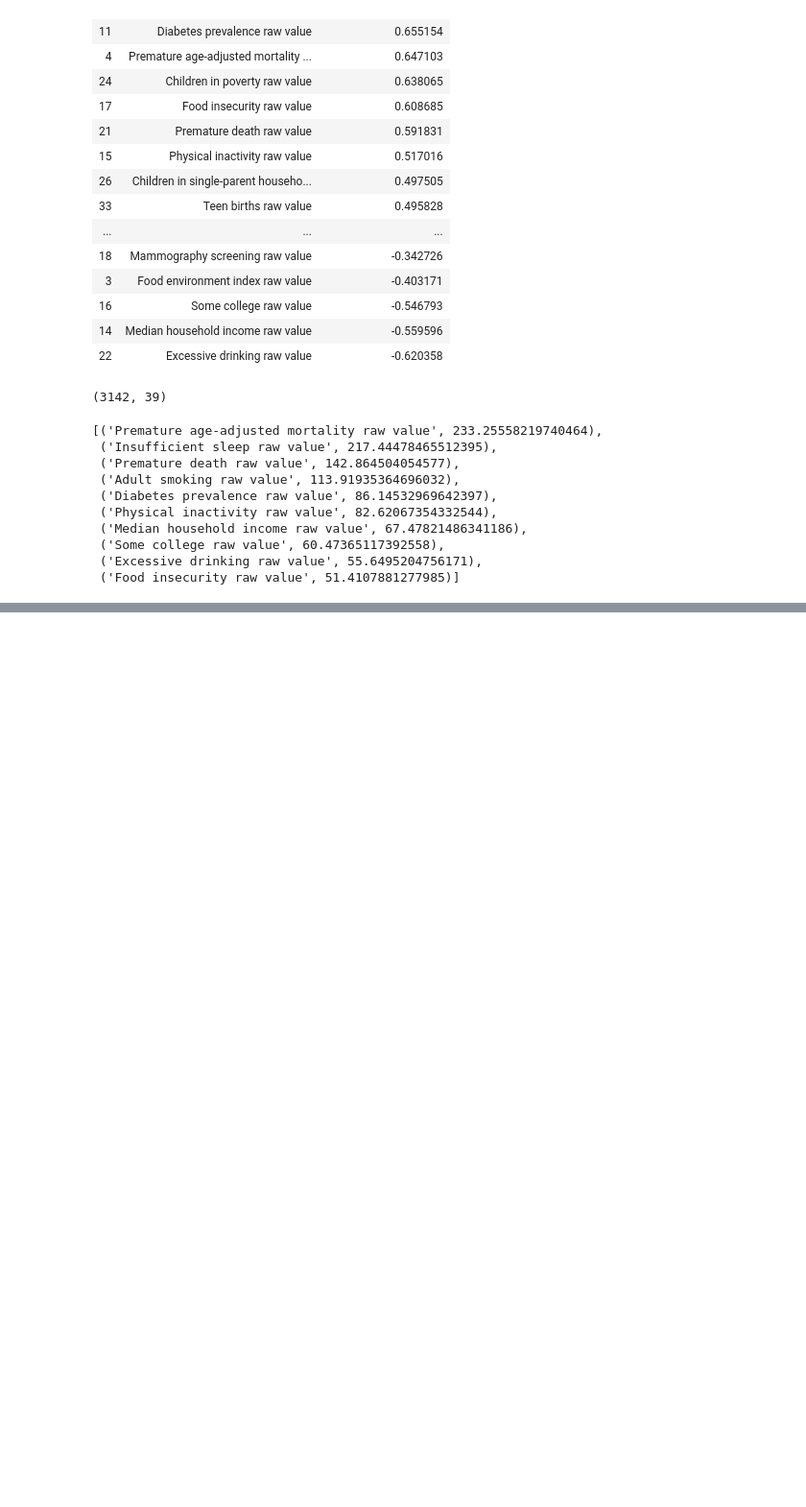
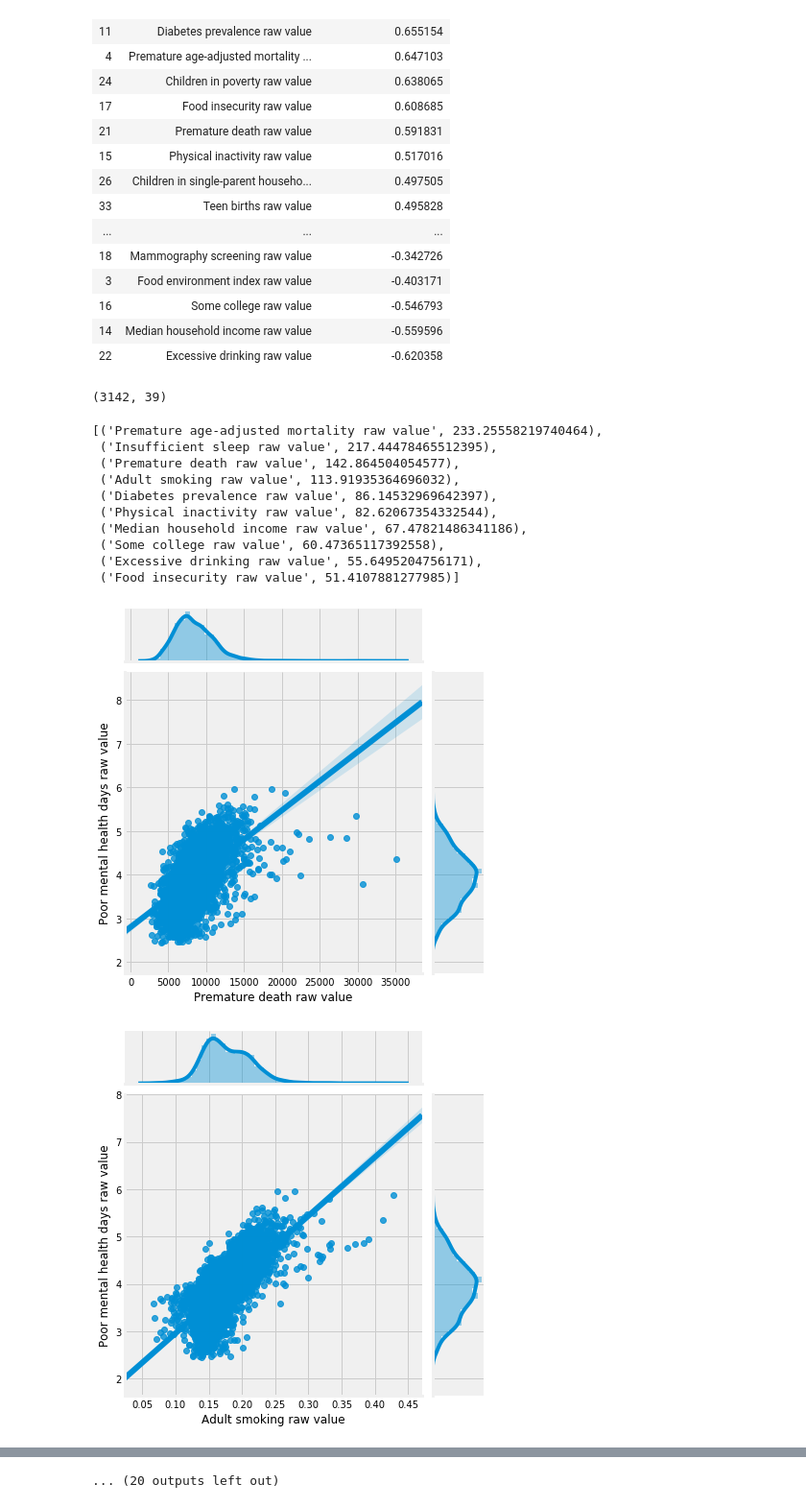
Before and after one commit to LeDorean/Daily_Mental_Health_Regression, a Jupyter notebook: notebooks/EDA_modeling.ipynb, the cells around one changed output, grey strips where cells are left out. Shown at 96% size. Cells and saved outputs as stored; diff of their text form; code cells hidden in the pictures; blank space fills up the shorter version.

Commit message:
finished preparing data for linear regression

```diff
--- a/notebooks/EDA_modeling.ipynb
+++ b/notebooks/EDA_modeling.ipynb
@@ -264,3 +264,11 @@ vif_list[:10]
  ('Some college raw value', 60.47365117392558),
  ('Excessive drinking raw value', 55.6495204756171),
  ('Food insecurity raw value', 51.4107881277985)]
+# %%
+# check for non-linear relationships
+for column in X.columns:
+    sns.jointplot(column, 'Poor mental health days raw value', data=df, kind='reg')
+    plt.show()
+# %% [output]
+[figure, added]
+[figure, added]
@@ -266,0 +285 @@ vif_list[:10]
+... (20 outputs left out)
```
Also changed, not shown: parts of 4 cells of this notebook.
